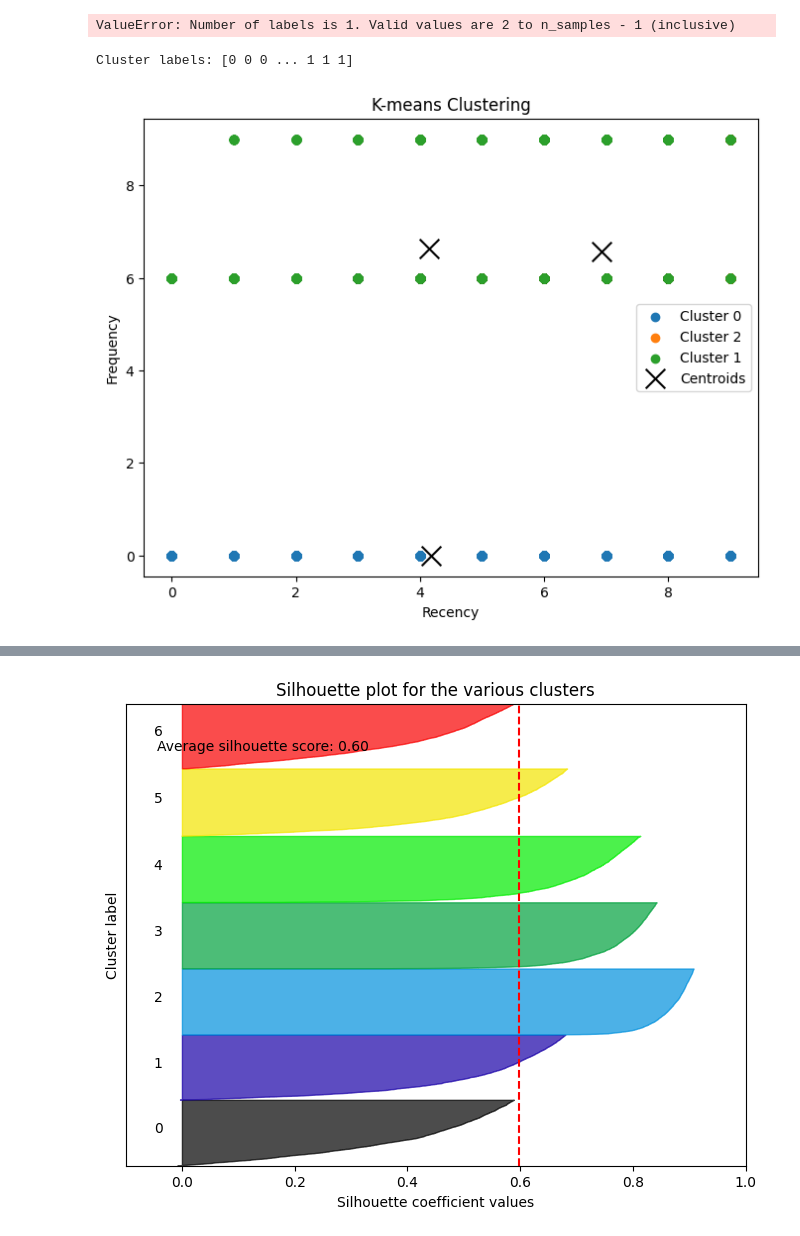
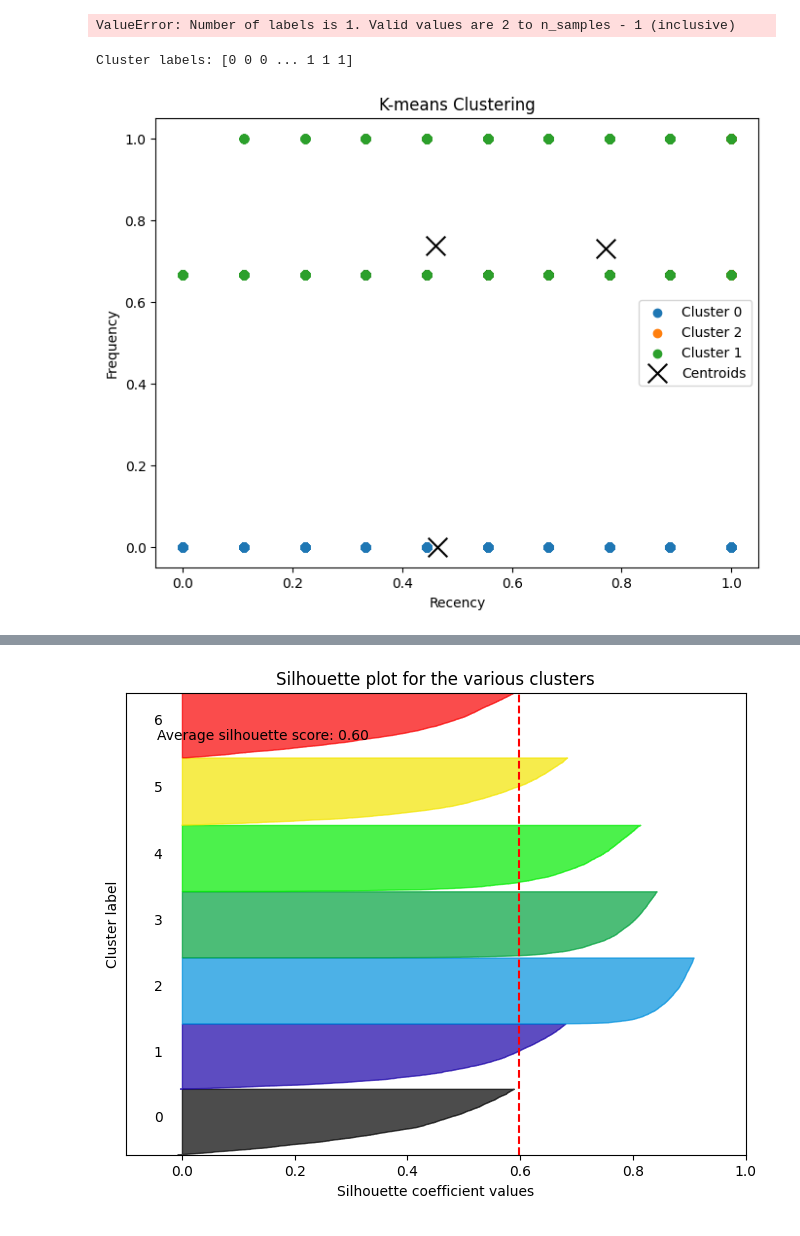
Before and after one commit to MohamedWael45/RFM, a Jupyter notebook: RFM_VeryFinal.ipynb, the cells around one changed output, grey strips where cells are left out. Saved outputs shown, nothing was run; the diff lists cells and outputs as text; code cells hidden in the pictures.

```diff
--- a/RFM_VeryFinal.ipynb
+++ b/RFM_VeryFinal.ipynb
@@ -239,9 +239,9 @@ Number of clusters: 10
 ValueError: Number of labels is 1. Valid values are 2 to n_samples - 1 (inclusive)
 # %%
 
-median_R2 = df2['Recency'].median()
-median_F2 = df2['Frequency'].median()
-median_M2 = df2['Monetary'].median()
+median_R2 = df2['Recency_normalized'].median()
+median_F2 = df2['Frequency_normalized'].median()
+median_M2 = df2['Monetary_normalized'].median()
 
 # Create initial centroids as the medians of each column
 initial_centroids = np.array([[median_R2, median_F2, median_M2]])
@@ -251,38 +251,38 @@ k = 3  # Change this to the desired number of segments
 
 # Repeat median calculation k-1 times to get k initial centroids
 for _ in range(k-1):
-    median_R2 = df2['Recency'].median()
-    median_F2 = df2['Frequency'].median()
-    median_M2 = df2['Monetary'].median()
+    median_R2 = df2['Recency_normalized'].median()
+    median_F2 = df2['Frequency_normalized'].median()
+    median_M2 = df2['Monetary_normalized'].median()
     initial_centroids = np.append(initial_centroids, [[median_R2, median_F2, median_M2]], axis=0)
 
 # Perform K-means clustering with the initial centroids
 kmeans = KMeans(n_clusters=k, init=initial_centroids, n_init=1)
-kmeans.fit(df2[['Recency', 'Frequency', 'Monetary']])
+kmeans.fit(df2[['Recency_normalized', 'Frequency_normalized', 'Monetary_normalized']])
 
 # Print the cluster labels
 print("Cluster labels:", kmeans.labels_)
 
 
 df2['Cluster'] = kmeans.labels_
 
 # Visualize the clusters
 plt.figure(figsize=(8, 6))
 
 # Scatter plot for each cluster
 for cluster in df2['Cluster'].unique():
-    plt.scatter(df2[df2['Cluster'] == cluster]['Recency'],
-                df2[df2['Cluster'] == cluster]['Frequency'],
+    plt.scatter(df2[df2['Cluster'] == cluster]['Recency_normalized'],
+                df2[df2['Cluster'] == cluster]['Frequency_normalized'],
                 label=f'Cluster {cluster}')
 
 # Plot the centroids
 plt.scatter(kmeans.cluster_centers_[:, 0], kmeans.cluster_centers_[:, 1], marker='x', s=200, c='black', label='Centroids')
 plt.xlabel('Recency')
 plt.ylabel('Frequency')
 plt.title('K-means Clustering')
 plt.legend()
 plt.show()
 # %% [output]
 Cluster labels: [0 0 0 ... 1 1 1]
-[figure, old version]
+[figure, new version]
 # %%
```
Also changed, not shown: parts of 3 cells of this notebook.
